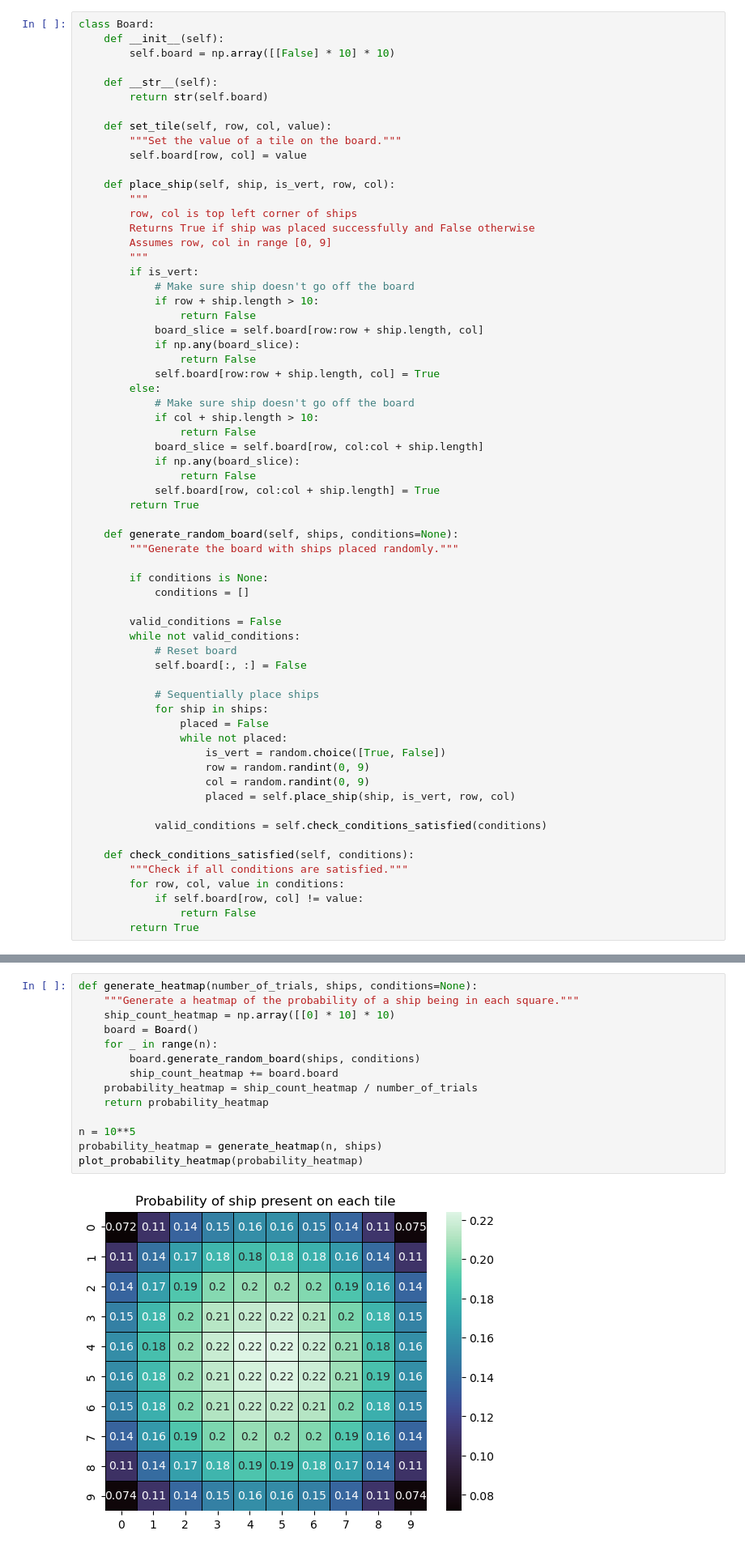
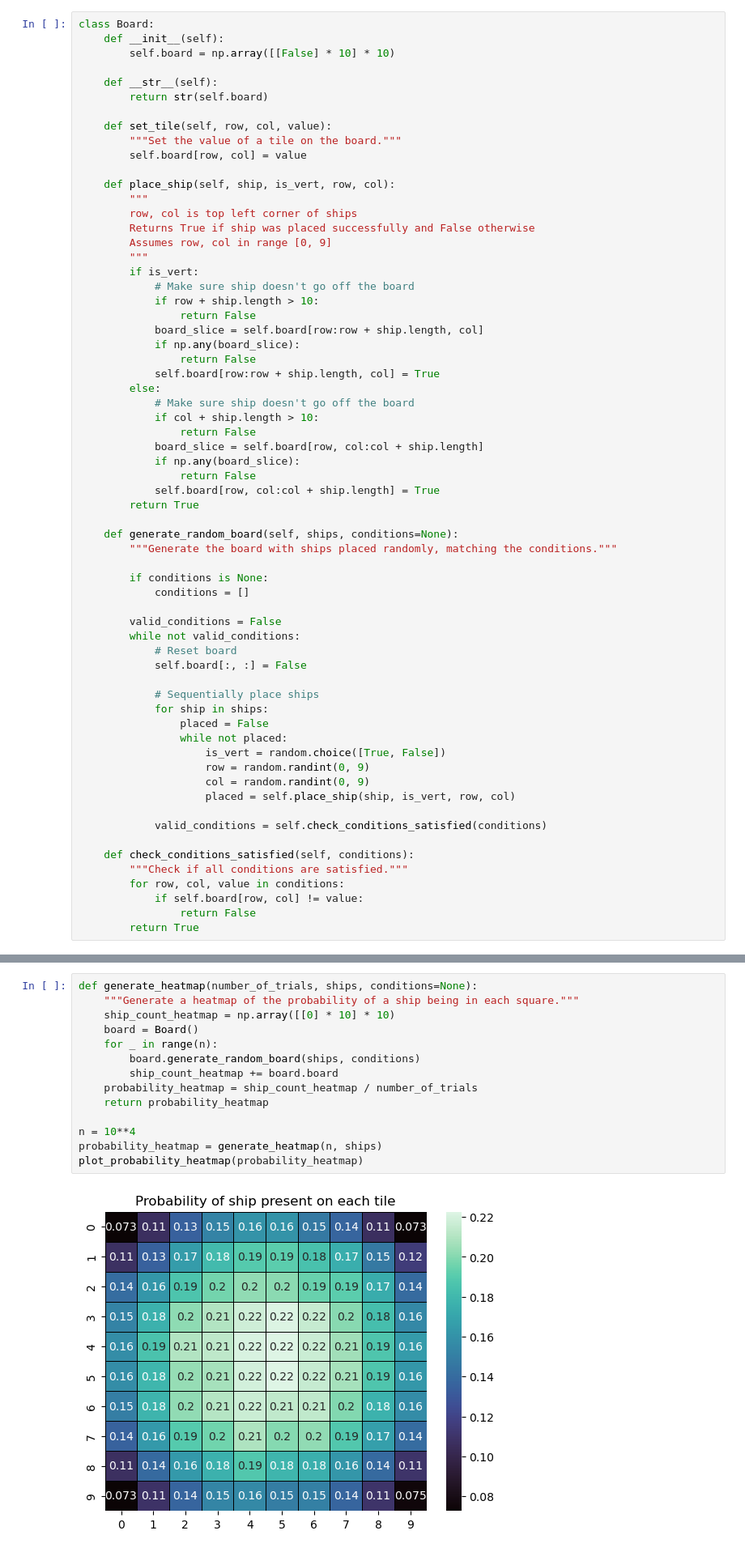
Before and after one commit to damienbose/battleship_analysis, a Jupyter notebook: battleship.ipynb, the cells around one changed output, grey strips where cells are left out. Shown at 81% size. Drawn from its saved outputs; the diff is of its cells as text.

```diff
--- a/battleship.ipynb
+++ b/battleship.ipynb
@@ -62,7 +75,7 @@ class Board:
         return True
 
     def generate_random_board(self, ships, conditions=None):
-        """Generate the board with ships placed randomly."""
+        """Generate the board with ships placed randomly, matching the conditions."""
 
         if conditions is None:
             conditions = []
@@ -125,19 +146,19 @@ where $x_j^i$ is our $i^{\text{th}}$ observation for the $i^{\text{th}}$ tile fr
 # %%
 def generate_heatmap(number_of_trials, ships, conditions=None):
     """Generate a heatmap of the probability of a ship being in each square."""
     ship_count_heatmap = np.array([[0] * 10] * 10)
     board = Board()
     for _ in range(n):
         board.generate_random_board(ships, conditions)
         ship_count_heatmap += board.board
     probability_heatmap = ship_count_heatmap / number_of_trials
     return probability_heatmap
 
-n = 10**5
+n = 10**4
 probability_heatmap = generate_heatmap(n, ships)
 plot_probability_heatmap(probability_heatmap)
 # %% [output]
-[figure, old version]
+[figure, new version]
 # %% [markdown]
 This makes sense. The centre tiles are much more likely to contain ships since there are many ways we can arrage ships in the centre, whereas there fewer ways near the borders.
 
```
Also changed, not shown: parts of 25 cells of this notebook.
